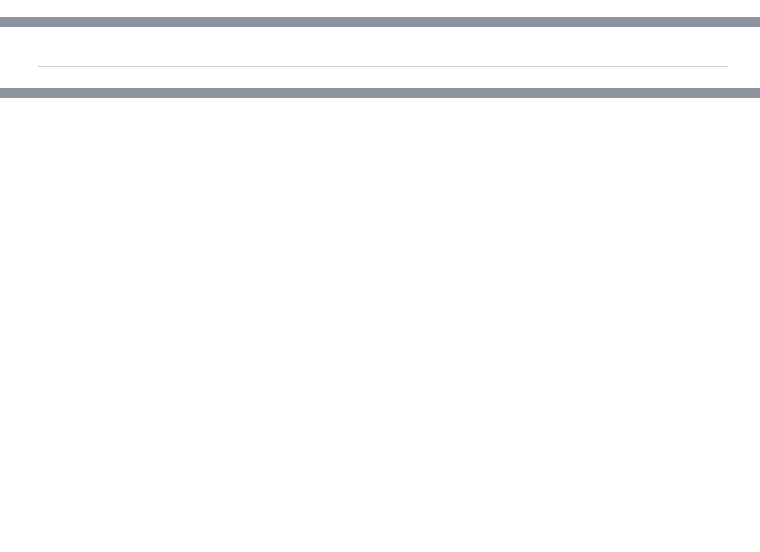
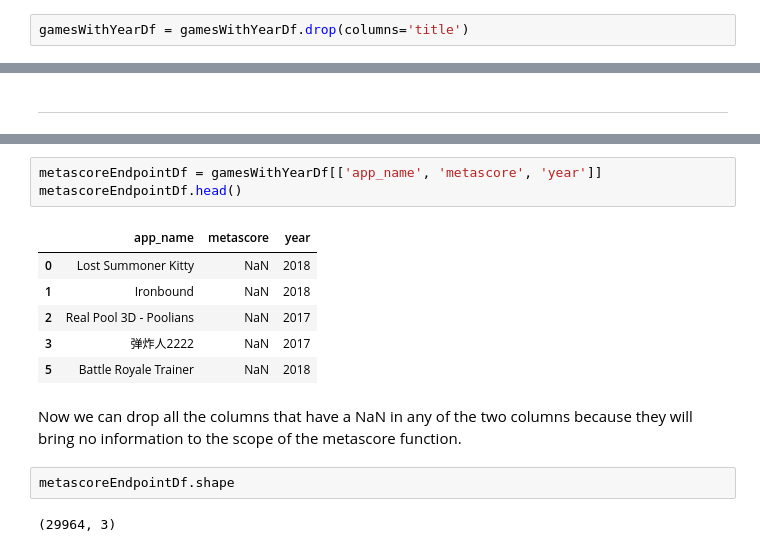
Before and after one commit to SebastianBesio/PI_ML_OPS, a Jupyter notebook: 0_Preprocessing.ipynb, the cells around one changed output, grey strips where cells are left out. Cells and saved outputs as stored; diff of their text form; blank space fills up the shorter version.

```diff
--- a/0_Preprocessing.ipynb
+++ b/0_Preprocessing.ipynb
@@ -181,0 +252,2 @@ gamesWithYearDf = gamesWithYearDf[gamesWithYearDf['year'] <= 2023]
+# %%
+gamesWithYearDf = gamesWithYearDf.drop(columns='title')
@@ -688,0 +1033,16 @@ specs('2018')
+# %%
+metascoreEndpointDf = gamesWithYearDf[['app_name', 'metascore', 'year']]
+metascoreEndpointDf.head()
+# %% [output]
+|  | app_name | metascore | year |
+| 0 | Lost Summoner Kitty | NaN | 2018 |
+| 1 | Ironbound | NaN | 2018 |
+| 2 | Real Pool 3D - Poolians | NaN | 2017 |
+| 3 | 弹炸人2222 | NaN | 2017 |
+| 5 | Battle Royale Trainer | NaN | 2018 |
+# %% [markdown]
+Now we can drop all the columns that have a NaN in any of the two columns because they will bring no information to the scope of the metascore function.
+# %%
+metascoreEndpointDf.shape
+# %% [output]
+(29964, 3)
```
Also changed, not shown: parts of 90 cells of this notebook, 8 other files.
